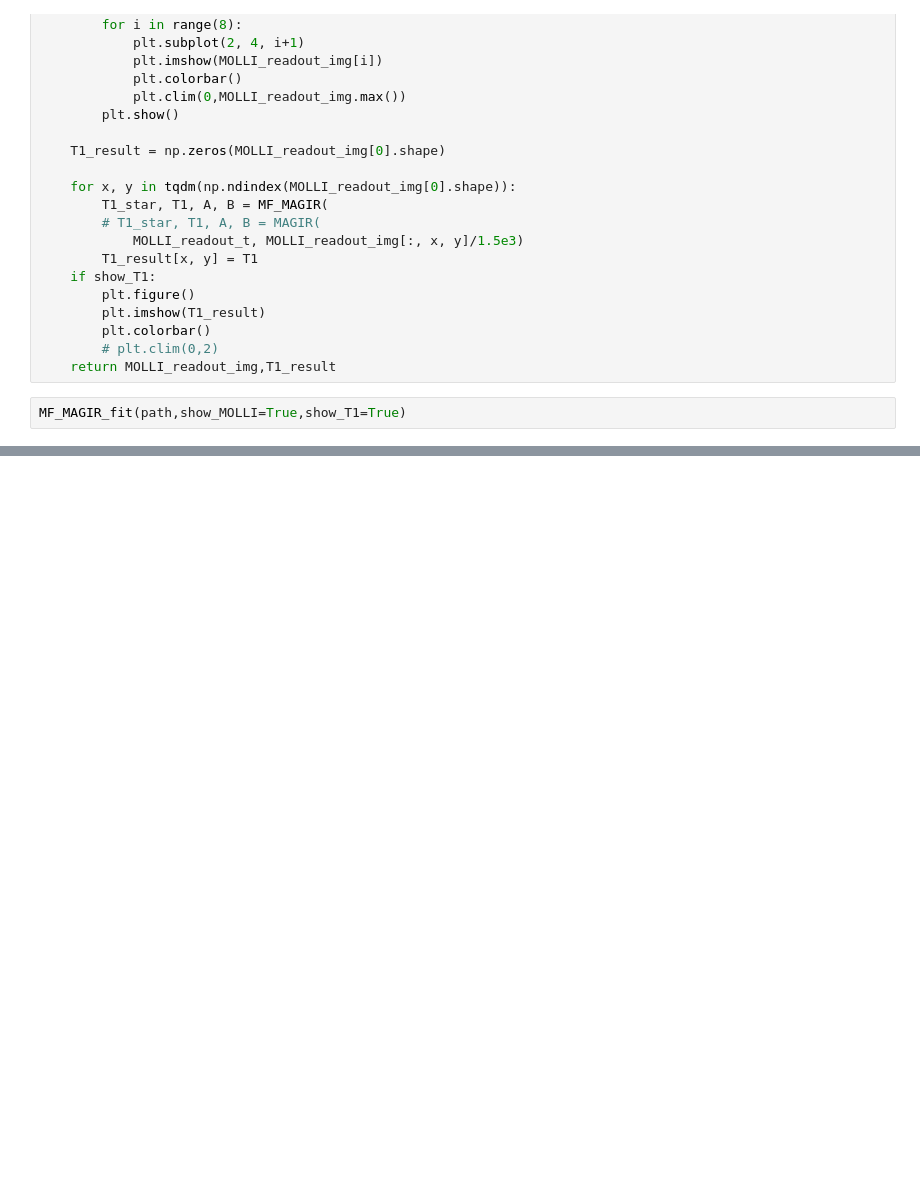
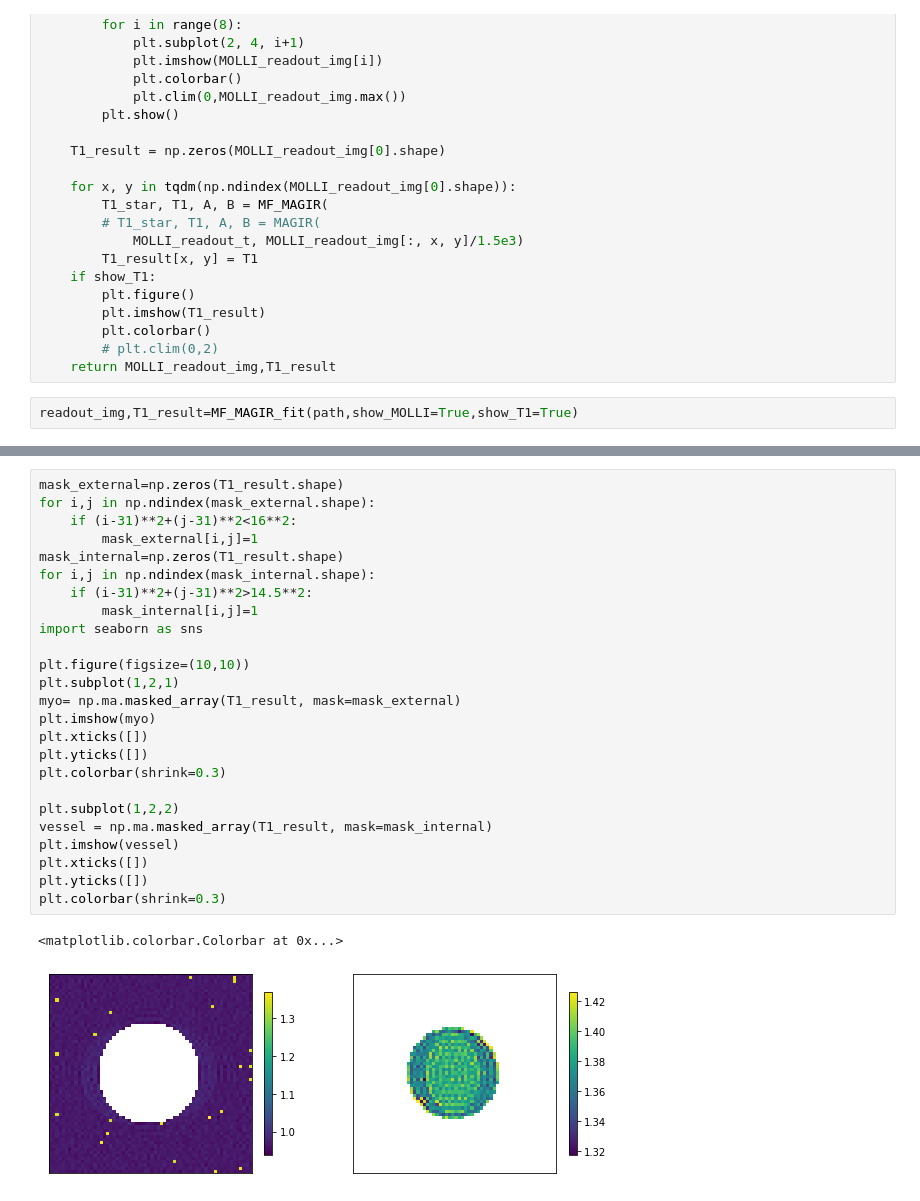
Before and after one commit to bughht/Flow-Bloch-T1-mapping-cpp, a Jupyter notebook: python/T1_fit_pixelwise.ipynb, the cells around one changed output, grey strips where cells are left out. Cells and saved outputs as stored; diff of their text form; blank space fills up the shorter version.

```diff
--- a/python/T1_fit_pixelwise.ipynb
+++ b/python/T1_fit_pixelwise.ipynb
@@ -39,6 +39,6 @@ def MF_MAGIR_fit(path,show_MOLLI=False,show_T1=False):
         # plt.clim(0,2)
     return MOLLI_readout_img,T1_result
 # %%
-MF_MAGIR_fit(path,show_MOLLI=True,show_T1=True)
+readout_img,T1_result=MF_MAGIR_fit(path,show_MOLLI=True,show_T1=True)
 # %% [output]
 [figure]
@@ -62 +45,29 @@ MF_MAGIR_fit(path,show_MOLLI=True,show_T1=True)
 [figure]
+# %%
+mask_external=np.zeros(T1_result.shape)
+for i,j in np.ndindex(mask_external.shape):
+    if (i-31)**2+(j-31)**2<16**2:
+        mask_external[i,j]=1
+mask_internal=np.zeros(T1_result.shape)
+for i,j in np.ndindex(mask_internal.shape):
+    if (i-31)**2+(j-31)**2>14.5**2:
+        mask_internal[i,j]=1
+import seaborn as sns
+
+plt.figure(figsize=(10,10))
+plt.subplot(1,2,1)
+myo= np.ma.masked_array(T1_result, mask=mask_external)
+plt.imshow(myo)
+plt.xticks([])
+plt.yticks([])
+plt.colorbar(shrink=0.3)
+
+plt.subplot(1,2,2)
+vessel = np.ma.masked_array(T1_result, mask=mask_internal)
+plt.imshow(vessel)
+plt.xticks([])
+plt.yticks([])
+plt.colorbar(shrink=0.3)
+# %% [output]
+<matplotlib.colorbar.Colorbar at 0x...>
+[figure, added]
```
Also changed, not shown: parts of 2 cells of this notebook, 1 other file.
